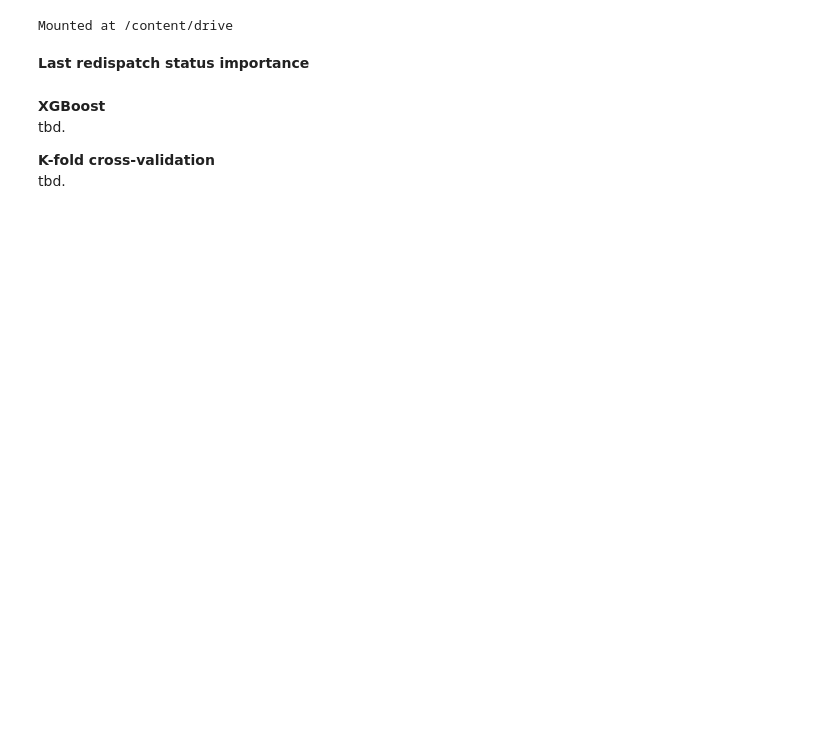
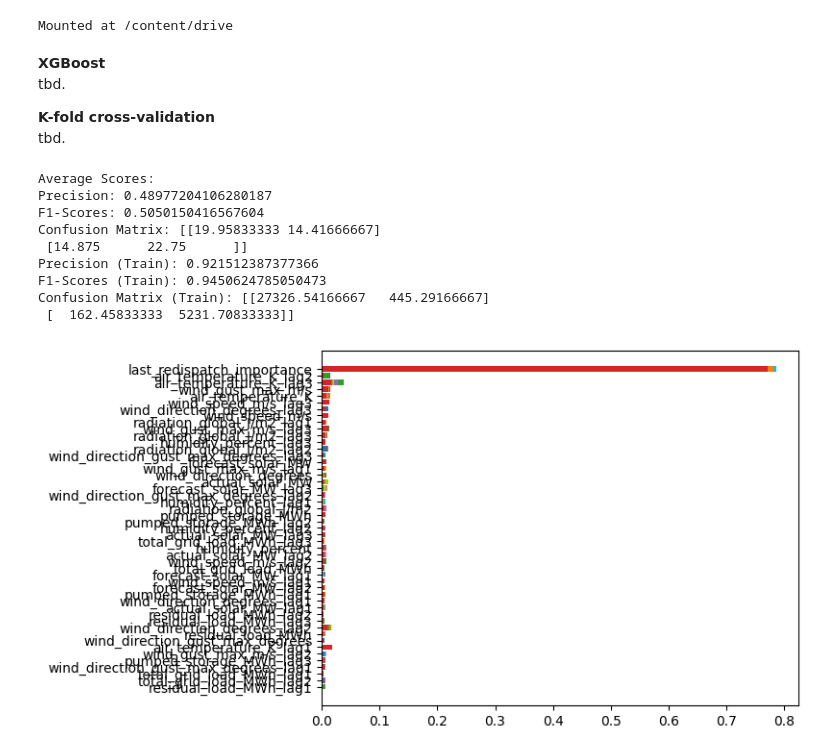
Before and after one commit to mgondeck/wind_curtailment_prediction, a Jupyter notebook: xgboost_binary_classification.ipynb, the cells around one changed output. Saved outputs shown, nothing was run; the diff lists cells and outputs as text; code cells hidden in the pictures; blank space fills up the shorter version.

```diff
--- a/xgboost_binary_classification.ipynb
+++ b/xgboost_binary_classification.ipynb
@@ -43,11 +45,18 @@ smote = SMOTE(random_state=13)
 X = df.drop(['redispatch', 'level'], axis = 1)
 y = df['redispatch']
-# %% [markdown]
-**Last redispatch status importance**
 # %%
 # importance of the last redispatch status for the training data
 def last_redispatch(y_train, X_test):
-    window_size = 2  #last 30 min
+    """
+    Computes the importance of the last redispatch status for each data point in the training data
+    using a rolling window approach. It creates a list by summing the redispatch statuses of the
+    last values within the defined window.
+
+    For the test data, it calculates the importance of the last status by forward-filling the last
+    computed importance values from the training set and exponentially decreasing values over the
+    length of the test set.
+    """
+    window_size = 4  #last 60 min
     last_redispatch_importance_train = []
     for i in range(len(y_train)):
         window_start = max(0, i - window_size)
@@ -66,15 +75,12 @@ tbd.
 **K-fold cross-validation**\
 tbd.
 # %%
-#xgboost_class = XGBClassifier(booster='gbtree', reg_alpha=0, eval_metric='logloss', gamma = 1, # reg_alpha introduces L1 regularization
-#                              n_estimators=100, max_depth=4, learning_rate=0.1, objective='binary:logistic', random_state = 13, scale_pos_weight=2)
-
 # create model instance
-xgboost_class = XGBClassifier(booster='gbtree', reg_alpha=5, eval_metric='logloss', gamma = 3,
-                              n_estimators=100, max_depth=6, learning_rate=0.1, objective='binary:logistic', random_state = 13)#, scale_pos_weight=3)
-# reg_alpha = introduces L1 regularization (reduce overfitting)
-# gamma = minimum loss reduction required to make a further partition on a leaf node of the tree. The larger gamma is, the more conservative the algorithm will be (reduce overfitting)
-# scale_pos_weights = assigns a higher weight to the minority class (positive class) to address class imbalance (think highen the recall)
+xgboost_class = XGBClassifier(booster='gbtree', reg_alpha=7, eval_metric='logloss', gamma = 5, min_child_weight=2,
+                              n_estimators=200, max_depth=3, learning_rate=0.1, objective='binary:logistic', random_state = 13)#, scale_pos_weight=3)
+# reg_alpha: L1 regularization (reduce overfitting)
+# gamma: minimum loss reduction required to make a further partition on a leaf node of the tree (larger gamma more conservative (reduce overfitting))
+# scale_pos_weights: higher weight to the minority class to address class imbalance
 
 
 # cross-validation
@@ -97,8 +103,8 @@ for train_index, test_index in tscv.split(X):
     X_train = X_train.copy()
     X_test = X_test.copy()
 
-    # check if at least one instance of redispatch with status 1 is present in the test data
-    if y_test.sum() == 0:
+    # having at least one instance of redispatch 1 or 0 in test to avoid ill-defined precision/f1 scores
+    if y_test.sum() == 0 or y_test.sum() == 1:
         continue
 
     # add importance of the last redispatch status
@@ -115,30 +121,41 @@ for train_index, test_index in tscv.split(X):
     xgboost_class.fit(X_train_preprocessed, y_train_preprocessed)
 
     # make predictions
     y_pred = xgboost_class.predict(X_test_preprocessed)
     y_pred_train = xgboost_class.predict(X_train_scaled)
 
     #print(y_test.value_counts())
     #print("last redispatch importance: ", X_test['last_redispatch_importance'])
 
     # evaluate
     precision_scores.append(precision_score(y_test, y_pred))
     f1_scores.append(f1_score(y_test, y_pred))
     conf_matrices.append(confusion_matrix(y_test, y_pred))
 
     precision_train_scores.append(precision_score(y_train, y_pred_train))
     f1_train_scores.append(f1_score(y_train, y_pred_train))
     conf_train_matrices.append(confusion_matrix(y_train, y_pred_train))
 
     sorted_idx = xgboost_class.feature_importances_.argsort()
     plt.barh(X_train.columns[sorted_idx], xgboost_class.feature_importances_[sorted_idx])
 
 
 # print evaluation results
 print("Average Scores:")
 print("Precision:", sum(precision_scores) / len(precision_scores))
 print("F1-Scores:", sum(f1_scores) / len(f1_scores))
 print("Confusion Matrix:", sum(conf_matrices) / len(conf_matrices))
 print("Precision (Train):", sum(precision_train_scores) / len(precision_train_scores))
 print("F1-Scores (Train):", sum(f1_train_scores) / len(f1_train_scores))
 print("Confusion Matrix (Train):", sum(conf_train_matrices) / len(conf_train_matrices))
+# %% [output]
+Average Scores:
+Precision: 0.48977204106280187
+F1-Scores: 0.5050150416567604
+Confusion Matrix: [[19.95833333 14.41666667]
+ [14.875      22.75      ]]
+Precision (Train): 0.921512387377366
+F1-Scores (Train): 0.9450624785050473
+Confusion Matrix (Train): [[27326.54166667   445.29166667]
+ [  162.45833333  5231.70833333]]
+[figure, added]
```
Also changed, not shown: parts of 11 cells of this notebook.
